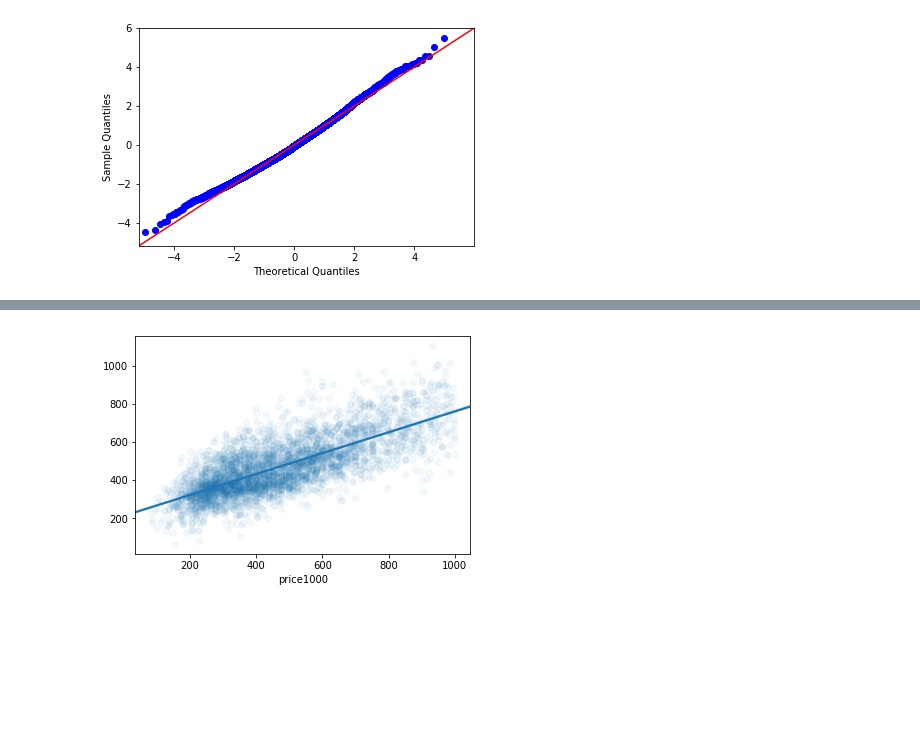
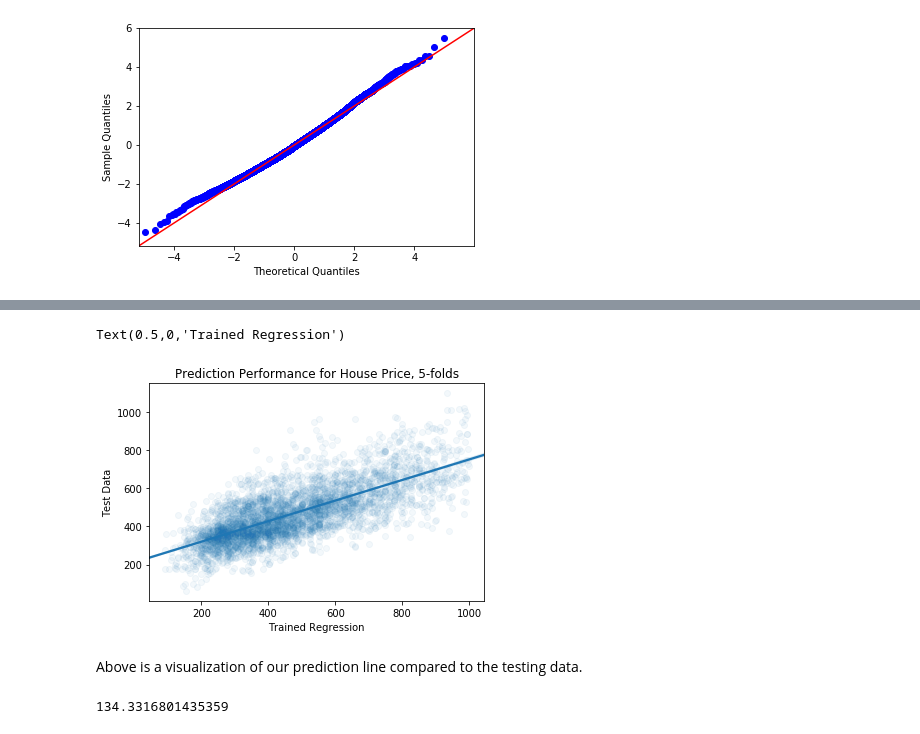
Before and after one commit to Dr-Salcedo/kings_county_housing_data_linear_regression, a Jupyter notebook: Cross Validation Tim.ipynb, the cells around one changed output, grey strips where cells are left out. Drawn from its saved outputs; the diff is of its cells as text; code cells hidden in the pictures; blank space fills up the shorter version.

```diff
--- a/Cross Validation Tim.ipynb
+++ b/Cross Validation Tim.ipynb
@@ -69,7 +74,3 @@ fig = sm.qqplot(residuals, stats.t, fit=True, line='45')
 plt.show()
 # %% [output]
 [figure]
-# %%
-#Train and test
-X = df_Mill[['sqft_living', 'bedrooms', 'bathrooms', 'floors', 'sqft_lot', 'grade', 'sqft_living15', 'sqft_lot15', 'age']] # here we have 2 variables for multiple regression. If you just want to use one variable for simple linear regression, then use X = df['Interest_Rate'] for example.Alternatively, you may add additional variables within the brackets
-Y = df_Mill['price1000']
@@ -94,4 +97,19 @@ AttributeError: module 'matplotlib.pyplot' has no attribute 'model'
-# %%
-sns.regplot(y_test, y=predictions, scatter_kws={'alpha':0.05});
-# %% [output]
-[figure, removed]
+# %%
+#Plot Trained Regression Vs. Test Data
+sns.regplot(y_test, y=predictions, scatter_kws={'alpha':0.05});
+plt.title('Prediction Performance for House Price, 5-folds')
+plt.ylabel('Test Data')
+plt.xlabel('Trained Regression')
+# %% [output]
+Text(0.5,0,'Trained Regression')
+[figure, added]
+# %% [markdown]
+Above is a visualization of our prediction line compared to the testing data.
+# %%
+#Import Metric Analysis Pacakge
+from sklearn.cross_validation import cross_val_score, cross_val_predict
+from sklearn import metrics
+#On Average our model missed each data point by $134,000
+metrics.mean_squared_error(y_test, predictions)**0.5
+# %% [output]
+134.3316801435359
```
Also changed, not shown: parts of 10 cells of this notebook.
